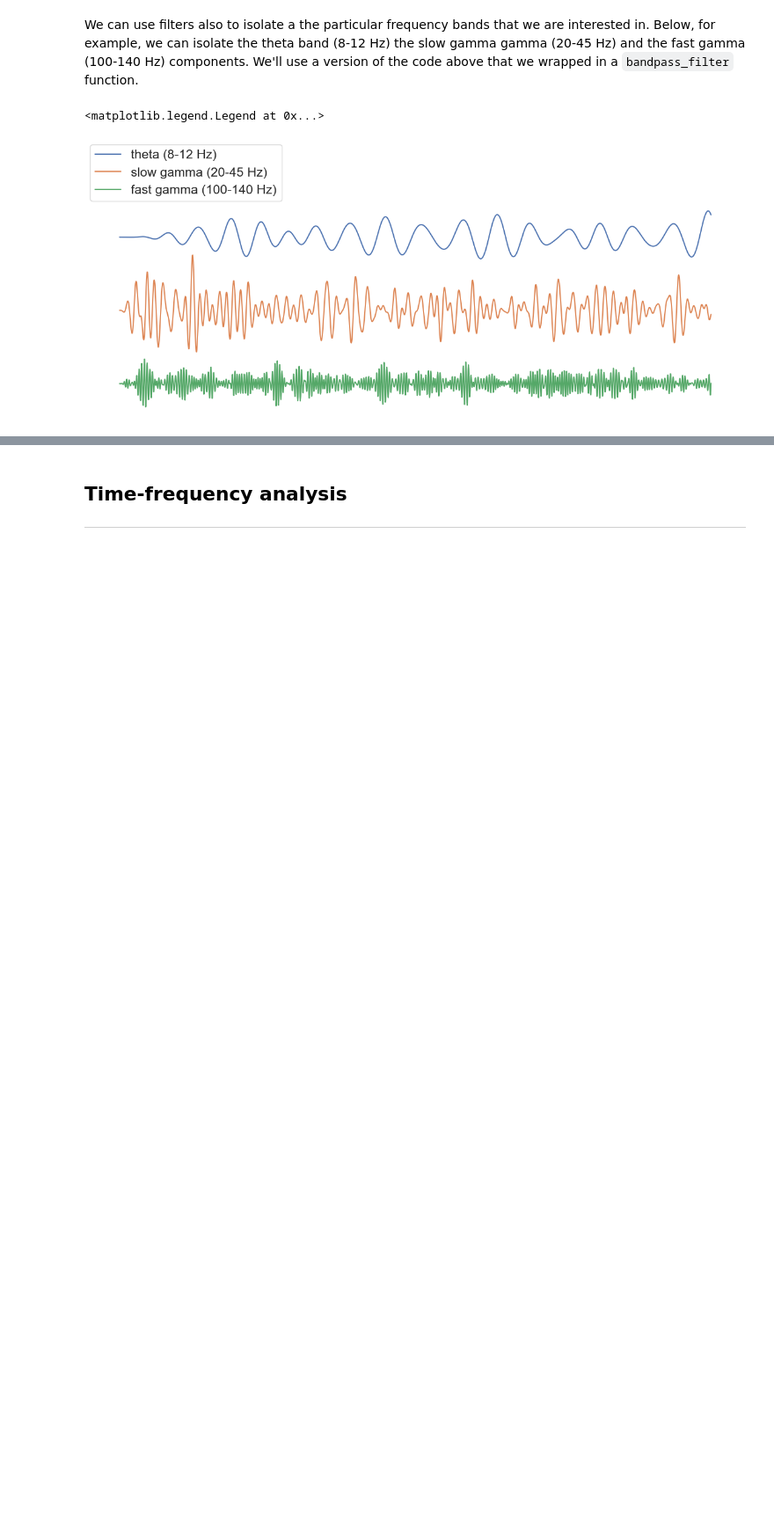
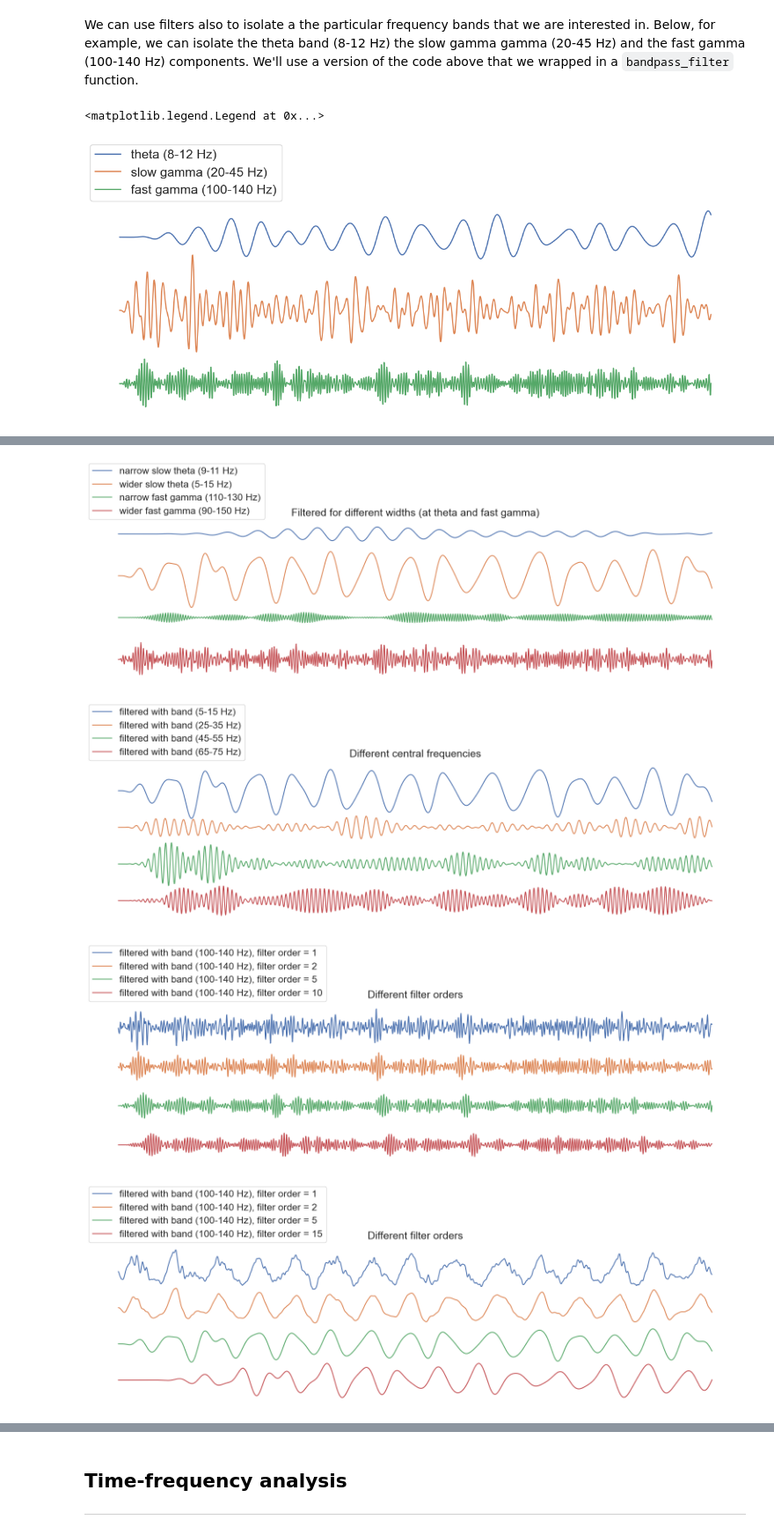
Before and after one commit to Seiferfl/neuroanalysis, a Jupyter notebook: assignment1-neural-data/01-local_field_potential/local-field-potential.ipynb, the cells around one changed output, grey strips where cells are left out. Shown at 88% size. Saved outputs shown, nothing was run; the diff lists cells and outputs as text; code cells hidden in the pictures; blank space fills up the shorter version.

```diff
--- a/assignment1-neural-data/01-local_field_potential/local-field-potential.ipynb
+++ b/assignment1-neural-data/01-local_field_potential/local-field-potential.ipynb
@@ -221,0 +232,66 @@ plt.legend(loc=(0,1))
+# %%
+# same central frequency, different widths
+theta_center = 10
+gamma_center = 120
+narrow_theta_lfp = lf.bandpass_filter(lfp,low_f=theta_center-1,high_f=theta_center+1, sampling_rate=sampling_rate)
+wider_theta_lfp = lf.bandpass_filter(lfp,low_f=theta_center-5,high_f=theta_center+5, sampling_rate=sampling_rate)
+narrow_fast_gamma_lfp = lf.bandpass_filter(lfp,low_f=gamma_center-5,high_f=gamma_center+5, sampling_rate=sampling_rate)
+wider_fast_gamma_lfp = lf.bandpass_filter(lfp,low_f=gamma_center-30,high_f=gamma_center+30, sampling_rate=sampling_rate)
+
+plot_offset = 200 #to plot the signal on different lines
+
+plt.figure(figsize=(20,5))
+plt.title("Filtered for different widths (at theta and fast gamma)")
+plt.plot(narrow_theta_lfp[:2000]+3*plot_offset,label='narrow slow theta (9-11 Hz)')
+plt.plot(wider_theta_lfp[:2000]+2*plot_offset,label = 'wider slow theta (5-15 Hz)')
+plt.plot(narrow_fast_gamma_lfp[:2000]+plot_offset,label = 'narrow fast gamma (110-130 Hz)')
+plt.plot(wider_fast_gamma_lfp[:2000],label = 'wider fast gamma (90-150 Hz)')
+plt.axis('off')
+plt.legend(loc=(0,1))
+plt.show()
+
+# same central frequency, different widths
+width = 5
+plot_offset = 200 #to plot the signal on different lines
+plt.figure(figsize=(20,5))
+plt.title("Different central frequencies")
+for n,f in enumerate([10, 30, 50, 70]) :
+    filtered_lfp = lf.bandpass_filter(lfp,low_f=f-width,high_f=f+width, sampling_rate=sampling_rate)
+    plt.plot(filtered_lfp[:2000]+(3-n)*plot_offset,label=f'filtered with band ({f-width}-{f+width} Hz)')
+
+plt.axis('off')
+plt.legend(loc=(0,1))
+plt.show()
+
+# same central frequency, same widths, different orders
+width = 5
+plot_offset = 200 #to plot the signal on different lines
+plt.figure(figsize=(20,5))
+plt.title("Different filter orders")
+for n,order in enumerate([1,2,5,10]) :
+    filtered_lfp = lf.bandpass_filter(lfp,low_f=100,high_f=140, sampling_rate=sampling_rate, filter_order = order)
+    plt.plot(filtered_lfp[:2000]+(3-n)*plot_offset,label=f'filtered with band (100-140 Hz), filter order = {order}')
+plt.axis('off')
+plt.legend(loc=(0,1))
+plt.show()
+
+# same central frequency, same widths, different orders
+width = 5
+plot_offset = 300 #to plot the signal on different lines
+plt.figure(figsize=(20,5))
+plt.title("Different filter orders")
+
+for n,order in enumerate([1,2,5,15]) :
+    filtered_lfp = lf.bandpass_filter(lfp,low_f=5,high_f=15, sampling_rate=sampling_rate, filter_order = order)
+    plt.plot(filtered_lfp[:2000]+(3-n)*plot_offset,label=f'filtered with band (100-140 Hz), filter order = {order}')
+plt.axis('off')
+plt.legend(loc=(0,1))
+plt.show()
+
+for n,order in enumerate([1,2,5,8, 10, 15, 20]) :
+    %timeit filtered_lfp = lf.bandpass_filter(lfp,low_f=5,high_f=20, sampling_rate=sampling_rate, filter_order = order)
+# %% [output]
+[figure, added]
+[figure, added]
+[figure, added]
+[figure, added]
```
Also changed, not shown: parts of 7 cells of this notebook.
